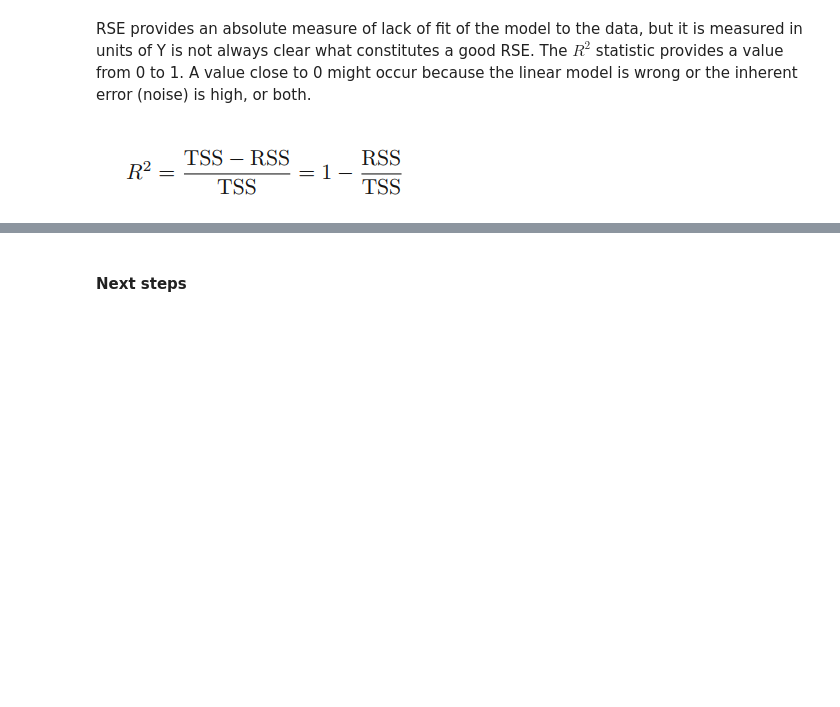
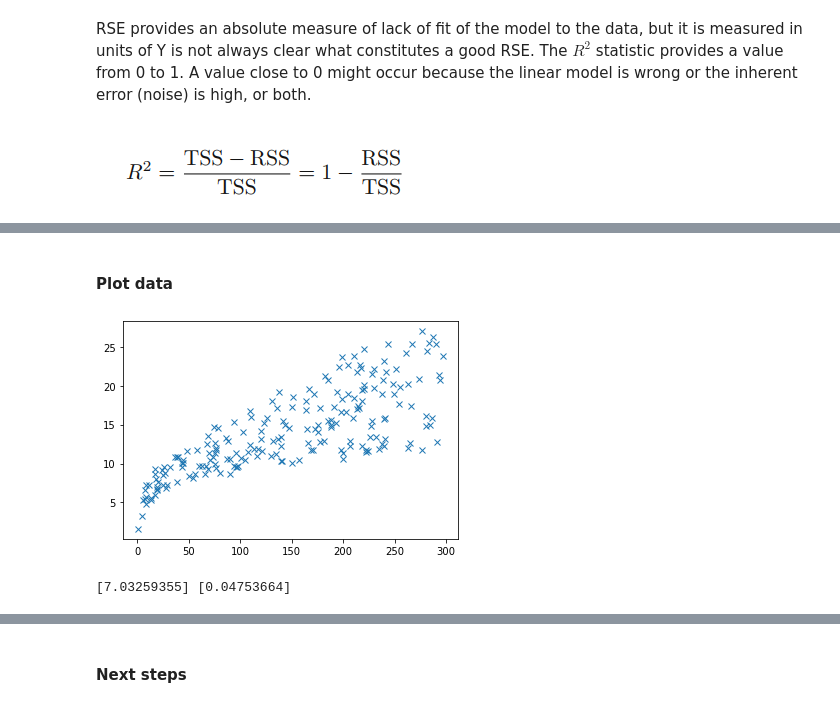
Before and after one commit to eon129/ISL_exercises, a Jupyter notebook: Chapter_3.ipynb, the cells around one changed output, grey strips where cells are left out. Drawn from its saved outputs; the diff is of its cells as text; code cells hidden in the pictures; blank space fills up the shorter version.

Commit message:
Evaluated chapter 3 with Advertising data from book

```diff
--- a/Chapter_3.ipynb
+++ b/Chapter_3.ipynb
@@ -237,0 +241,3 @@ RSQ: 0.6707607978060182
+# %%
+data = pd.read_csv("Advertising.csv")
+data.head()
@@ -237,0 +263,25 @@ RSQ: 0.6707607978060182
+# %% [markdown]
+#### Plot data
+# %%
+y = data[['Sales']]
+X = data[['TV']]
+
+y = y.to_numpy()
+X = X.to_numpy()
+
+sampleSize = X.size
+
+plt.plot(X, y, 'x');
+plt.show()
+# %% [output]
+[figure, added]
+# %%
+linr = LinearRegression()
+linr.fit(X.reshape(-1,1), y.reshape(-1,1))
+
+beta0 = linr.intercept_
+beta1 = linr.coef_[0]
+
+print(beta0, beta1)
+# %% [output]
+[7.03259355] [0.04753664]
```
Also changed, not shown: parts of 27 cells of this notebook, 1 other file.
